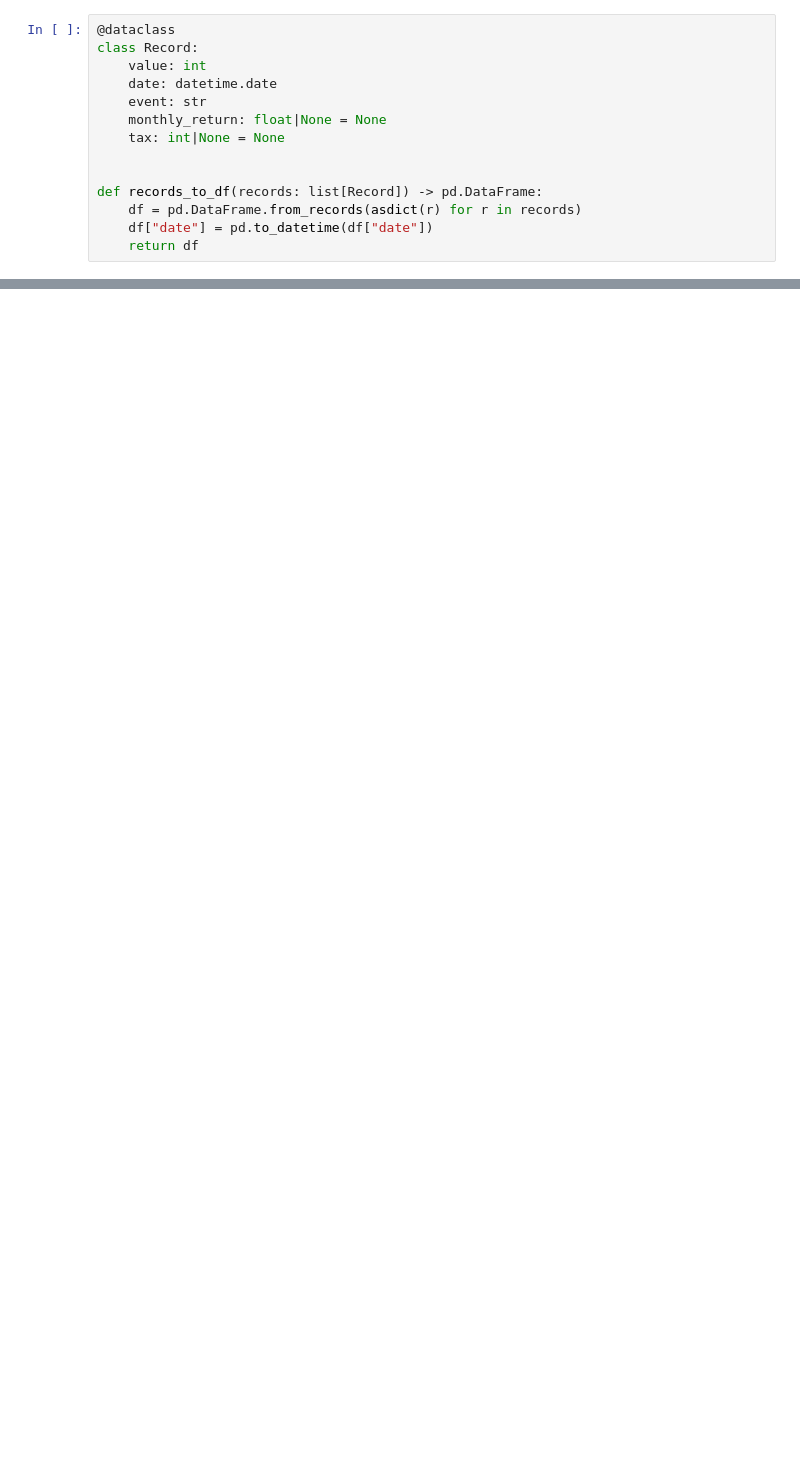
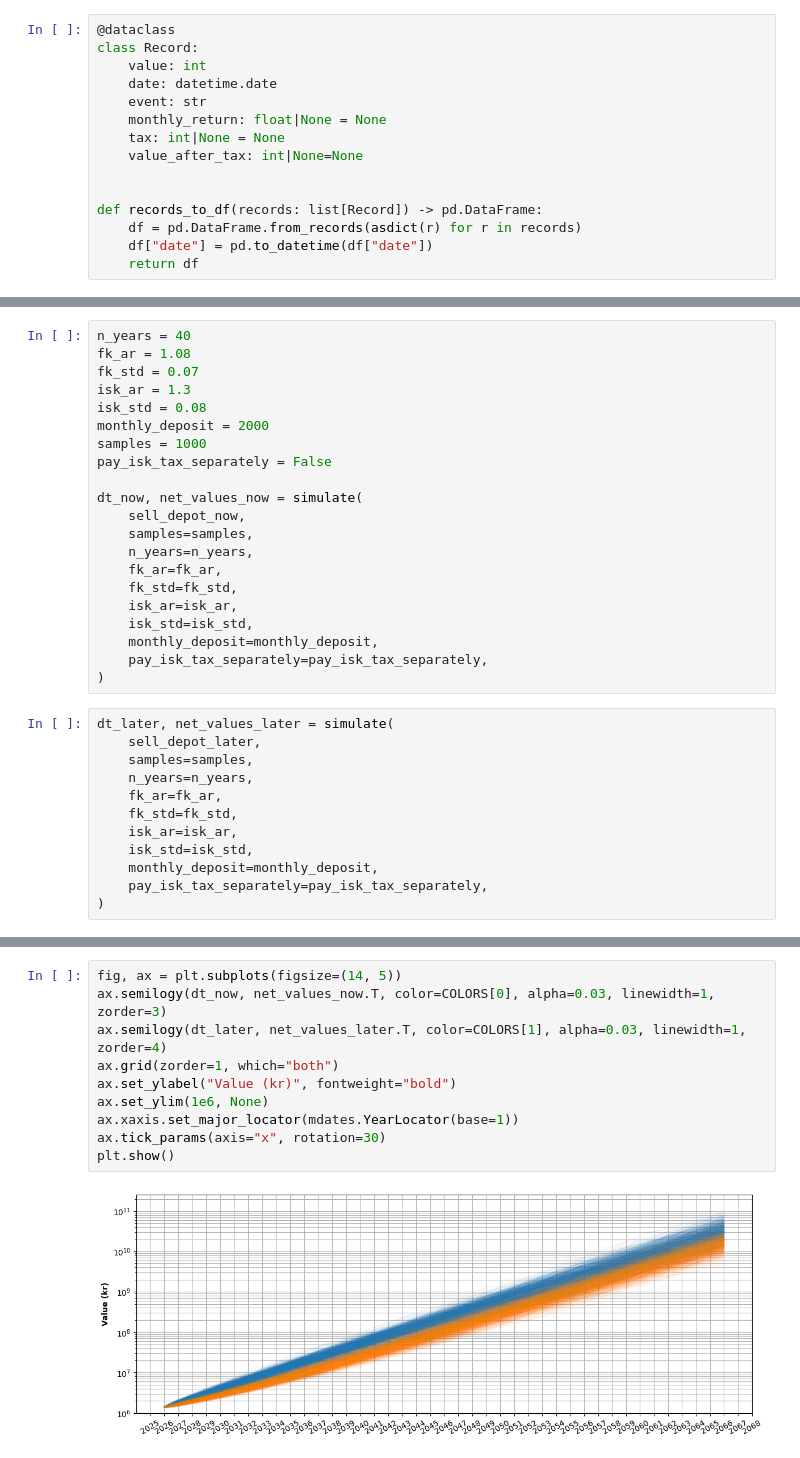
Before and after one commit to Frallmeister/compare-funds, a Jupyter notebook: my_analysis/isk_vs_fondkonto.ipynb, the cells around one changed output, grey strips where cells are left out. Drawn from its saved outputs; the diff is of its cells as text; blank space fills up the shorter version.

```diff
--- a/my_analysis/isk_vs_fondkonto.ipynb
+++ b/my_analysis/isk_vs_fondkonto.ipynb
@@ -33,6 +43,7 @@ class Record:
     event: str
     monthly_return: float|None = None
     tax: int|None = None
+    value_after_tax: int|None=None
 
 
 def records_to_df(records: list[Record]) -> pd.DataFrame:
@@ -280,0 +326,33 @@ int(value - taxes)
+# %%
+n_years = 40
+fk_ar = 1.08
+fk_std = 0.07
+isk_ar = 1.3
+isk_std = 0.08
+monthly_deposit = 2000
+samples = 1000
+pay_isk_tax_separately = False
+
+dt_now, net_values_now = simulate(
+    sell_depot_now,
+    samples=samples,
+    n_years=n_years,
+    fk_ar=fk_ar,
+    fk_std=fk_std,
+    isk_ar=isk_ar,
+    isk_std=isk_std,
+    monthly_deposit=monthly_deposit,
+    pay_isk_tax_separately=pay_isk_tax_separately,
+)
+# %%
+dt_later, net_values_later = simulate(
+    sell_depot_later,
+    samples=samples,
+    n_years=n_years,
+    fk_ar=fk_ar,
+    fk_std=fk_std,
+    isk_ar=isk_ar,
+    isk_std=isk_std,
+    monthly_deposit=monthly_deposit,
+    pay_isk_tax_separately=pay_isk_tax_separately,
+)
@@ -280,0 +363,12 @@ int(value - taxes)
+# %%
+fig, ax = plt.subplots(figsize=(14, 5))
+ax.semilogy(dt_now, net_values_now.T, color=COLORS[0], alpha=0.03, linewidth=1, zorder=3)
+ax.semilogy(dt_later, net_values_later.T, color=COLORS[1], alpha=0.03, linewidth=1, zorder=4)
+ax.grid(zorder=1, which="both")
+ax.set_ylabel("Value (kr)", fontweight="bold")
+ax.set_ylim(1e6, None)
+ax.xaxis.set_major_locator(mdates.YearLocator(base=1))
+ax.tick_params(axis="x", rotation=30)
+plt.show()
+# %% [output]
+[figure, added]
```
Also changed, not shown: parts of 26 cells of this notebook, 20 other files.
